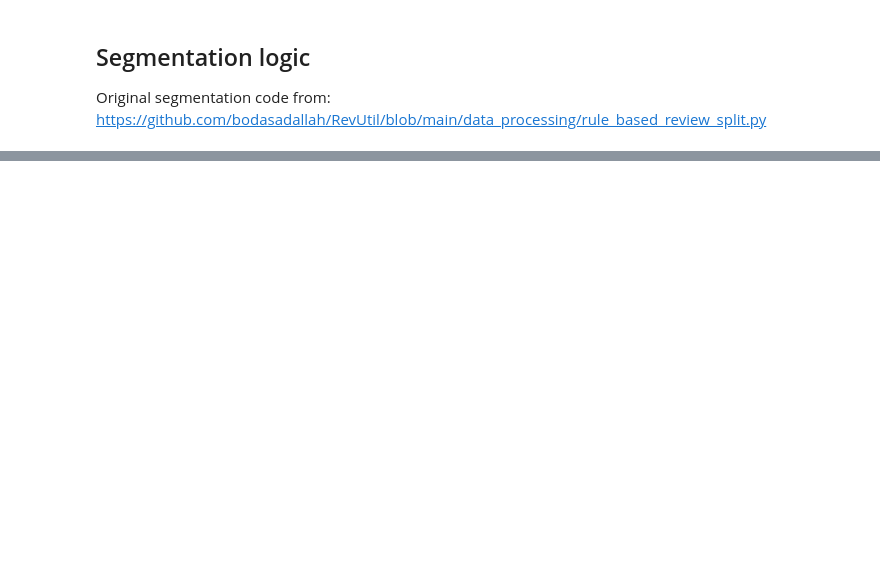
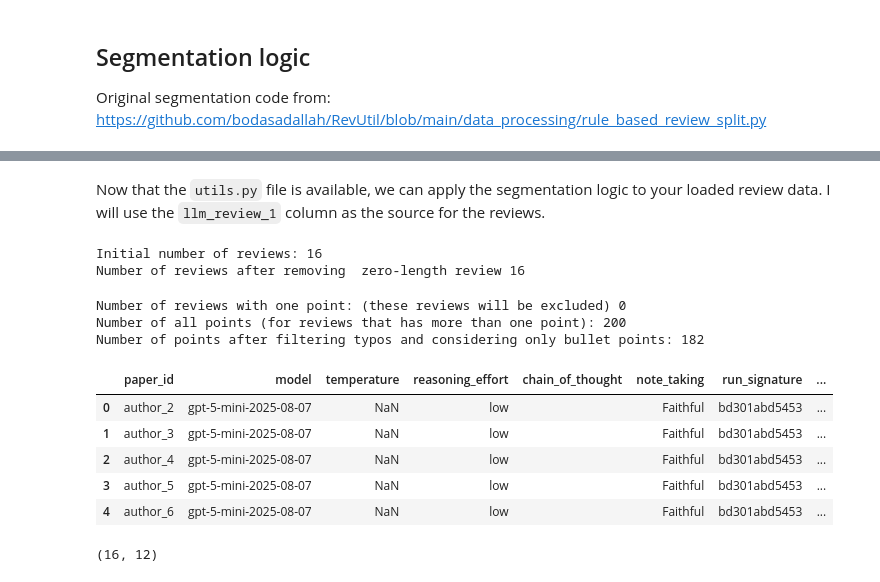
Before and after one commit to hiiamlars/analytical_flexibility_llm_reviews, a Jupyter notebook: data_generation/review_segmentation.ipynb, the cells around one changed output, grey strips where cells are left out. Saved outputs shown, nothing was run; the diff lists cells and outputs as text; code cells hidden in the pictures; blank space fills up the shorter version.

Commit message:
Adjust package loading and application of similarity and utils

```diff
--- a/data_generation/review_segmentation.ipynb
+++ b/data_generation/review_segmentation.ipynb
@@ -42,14 +72,8 @@ RESULTS_JSON_PATH = os.path.join(RAW_DIR, "llm_reviews_segmented.jsonl")
 dataset_paper = pd.read_parquet(os.path.join(DATASET_DIR, "llm_reviews_results.parquet"))
 
 # Select target columns
-paper_content = dataset_paper[['paper_id', 'abstract', 'parsed_text']].copy()
-
-# Remove the HEADER_TO_REMOVE string from the 'parsed_text' column
-paper_content['parsed_text'] = paper_content['parsed_text'].str.replace(HEADER_TO_REMOVE, '', regex=False).str.strip()
+paper_content = dataset_paper.copy()
 
 # Check paper_content
 display(paper_content.head(3))
 display(paper_content.shape)
-
-# Prepare Dict for later applications
-targets = paper_content.to_dict('records')
@@ -473,0 +590,34 @@ if __name__ == "__main__":
+# %% [markdown]
+Now that the `utils.py` file is available, we can apply the segmentation logic to your loaded review data. I will use the `llm_review_1` column as the source for the reviews.
+# %%
+# Apply the segmentation logic to the paper_content DataFrame
+# Using 'llm_review_1' as the column containing the review text
+# Setting split_with_llm=False to avoid API calls
+
+segmented_df = split_and_filter(
+    df=paper_content.copy(),
+    review_key='llm_review_1',
+    filter_short_reviews=True,
+    do_filter_typos=True,
+    consider_only_bullet_points=True,
+    exclude_short=False,
+    exclude_long=False,
+    split_with_llm=False, # Set to False to avoid LLM API calls
+    llm_client=None
+)
+
+display(segmented_df.head())
+display(segmented_df.shape)
+# %% [output]
+Initial number of reviews: 16
+Number of reviews after removing  zero-length review 16
+Number of reviews with one point: (these reviews will be excluded) 0
+Number of all points (for reviews that has more than one point): 200
+Number of points after filtering typos and considering only bullet points: 182
+|  | paper_id | model | temperature | reasoning_effort | chain_of_thought | note_taking | run_signature | ... |
+| 0 | author_2 | gpt-5-mini-2025-08-07 | NaN | low |  | Faithful | bd301abd5453 | ... |
+| 1 | author_3 | gpt-5-mini-2025-08-07 | NaN | low |  | Faithful | bd301abd5453 | ... |
+| 2 | author_4 | gpt-5-mini-2025-08-07 | NaN | low |  | Faithful | bd301abd5453 | ... |
+| 3 | author_5 | gpt-5-mini-2025-08-07 | NaN | low |  | Faithful | bd301abd5453 | ... |
+| 4 | author_6 | gpt-5-mini-2025-08-07 | NaN | low |  | Faithful | bd301abd5453 | ... |
+(16, 12)
```
Also changed, not shown: parts of 8 cells of this notebook.
